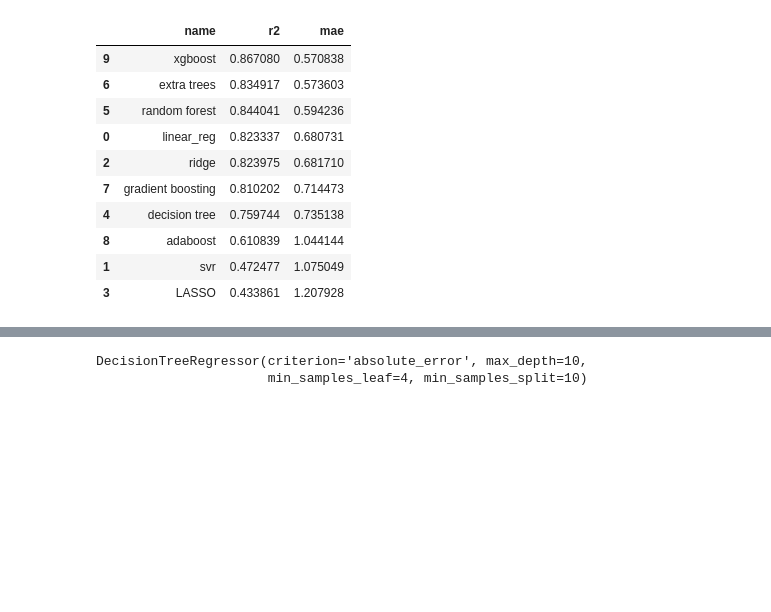
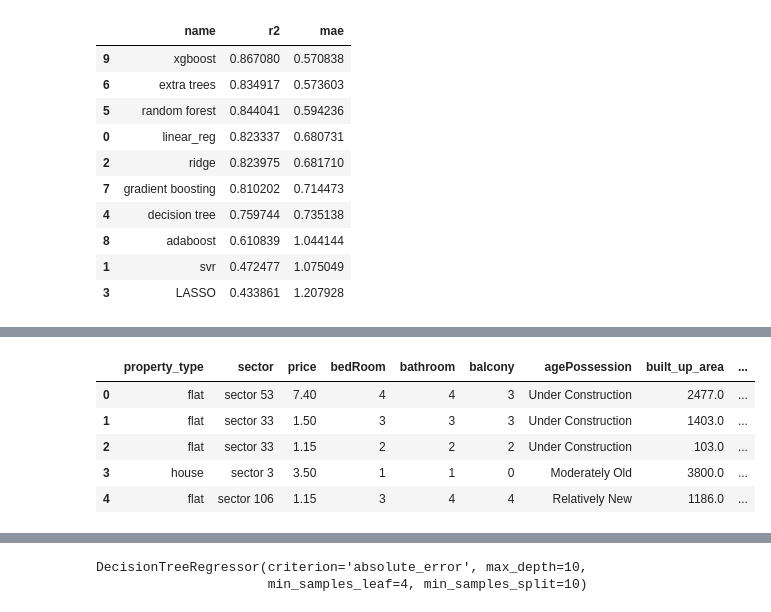
Before and after one commit to Rishabh952008/Real_Estate, a Jupyter notebook: notebooks/Model_Selection/Untitled2.ipynb, the cells around one changed output, grey strips where cells are left out. Cells and saved outputs as stored; diff of their text form; code cells hidden in the pictures; blank space fills up the shorter version.

```diff
--- a/notebooks/Model_Selection/Untitled2.ipynb
+++ b/notebooks/Model_Selection/Untitled2.ipynb
@@ -174,0 +185,9 @@ model_df.sort_values(['mae'])
+# %%
+df.head()
+# %% [output]
+|  | property_type | sector | price | bedRoom | bathroom | balcony | agePossession | built_up_area | ... |
+| 0 | flat | sector 53 | 7.40 | 4 | 4 | 3 | Under Construction | 2477.0 | ... |
+| 1 | flat | sector 33 | 1.50 | 3 | 3 | 3 | Under Construction | 1403.0 | ... |
+| 2 | flat | sector 33 | 1.15 | 2 | 2 | 2 | Under Construction | 103.0 | ... |
+| 3 | house | sector 3 | 3.50 | 1 | 1 | 0 | Moderately Old | 3800.0 | ... |
+| 4 | flat | sector 106 | 1.15 | 3 | 4 | 4 | Relatively New | 1186.0 | ... |
```
Also changed, not shown: parts of 7 cells of this notebook, 7 other files.
